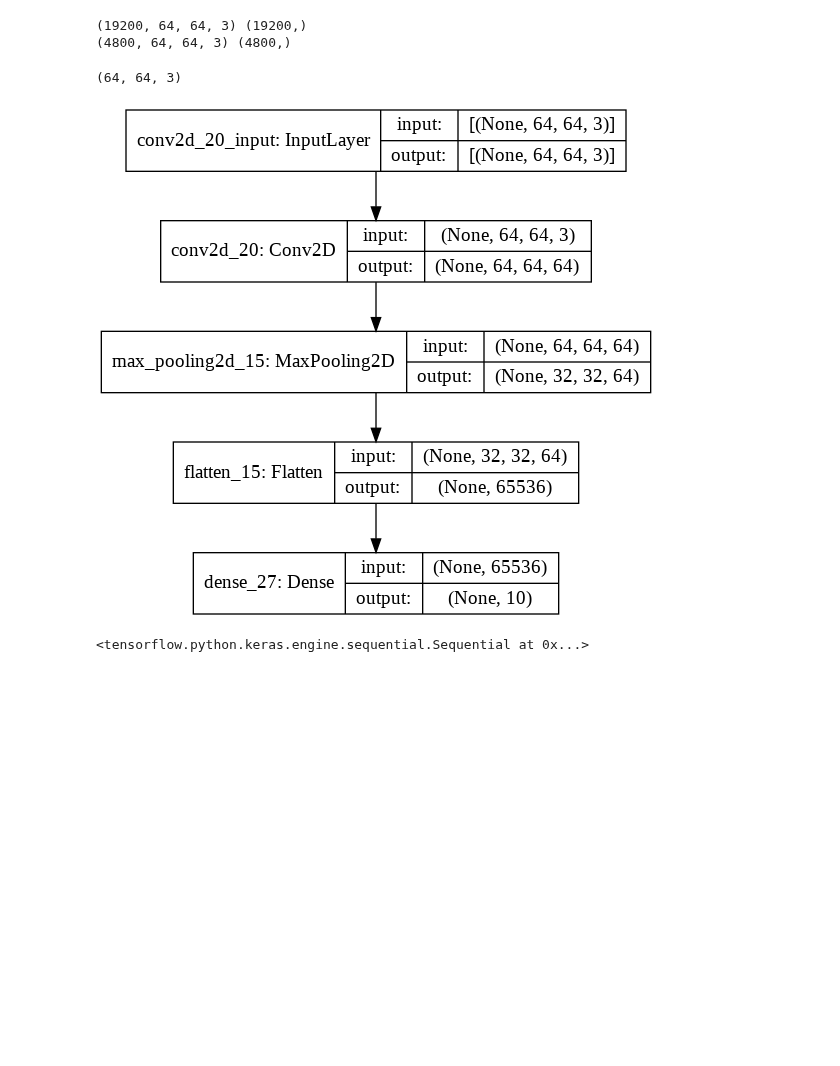
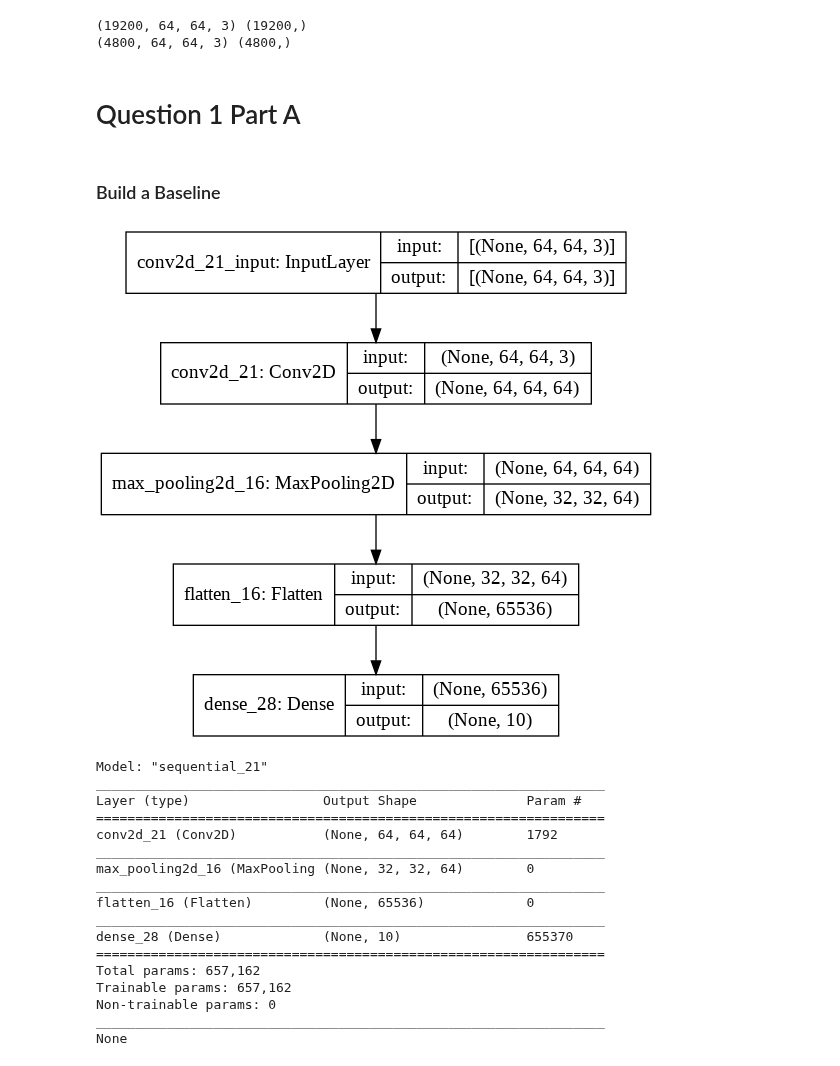
Before and after one commit to rajbircit/assignments, a Jupyter notebook: dl_a2/dl_assignment2_master.ipynb, the cells around one changed output. Saved outputs shown, nothing was run; the diff lists cells and outputs as text; code cells hidden in the pictures; blank space fills up the shorter version.

```diff
--- a/dl_a2/dl_assignment2_master.ipynb
+++ b/dl_a2/dl_assignment2_master.ipynb
@@ -104,24 +104,44 @@ trainX, trainY, valX, valY = loadDataH5()
 # %% [output]
 (19200, 64, 64, 3) (19200,)
 (4800, 64, 64, 3) (4800,)
+# %% [markdown]
+# Question 1 Part A
+# %% [markdown]
+### Build a Baseline
 # %%
 import IPython
 class BaselineShallowNet:
     @staticmethod
     def build():
         inputShape = trainX[0].shape
         model = tf.keras.Sequential()
         model.add(tf.keras.layers.Conv2D(64, (3,3), padding='same', \
                   input_shape=inputShape, activation='relu'))
         model.add(tf.keras.layers.MaxPooling2D(2, 2,))
         model.add(tf.keras.layers.Flatten())
         model.add(tf.keras.layers.Dense(10, activation='softmax'))
         plot = tf.keras.utils.plot_model(model, show_shapes=True, expand_nested=True)
         IPython.display.display(plot)
         return model
 
-BaselineShallowNet.build()
+model = BaselineShallowNet.build()
+print(model.summary())
 # %% [output]
+[figure, new version]
-(64, 64, 3)
+Model: "sequential_21"
+_________________________________________________________________
+Layer (type)                 Output Shape              Param #
+=================================================================
+conv2d_21 (Conv2D)           (None, 64, 64, 64)        1792
+_________________________________________________________________
+max_pooling2d_16 (MaxPooling (None, 32, 32, 64)        0
+_________________________________________________________________
+flatten_16 (Flatten)         (None, 65536)             0
+_________________________________________________________________
+dense_28 (Dense)             (None, 10)                655370
+=================================================================
+Total params: 657,162
+Trainable params: 657,162
+Non-trainable params: 0
+_________________________________________________________________
+None
-[figure, old version]
-<tensorflow.python.keras.engine.sequential.Sequential at 0x...>
```
Also changed, not shown: parts of 1 cell of this notebook.
